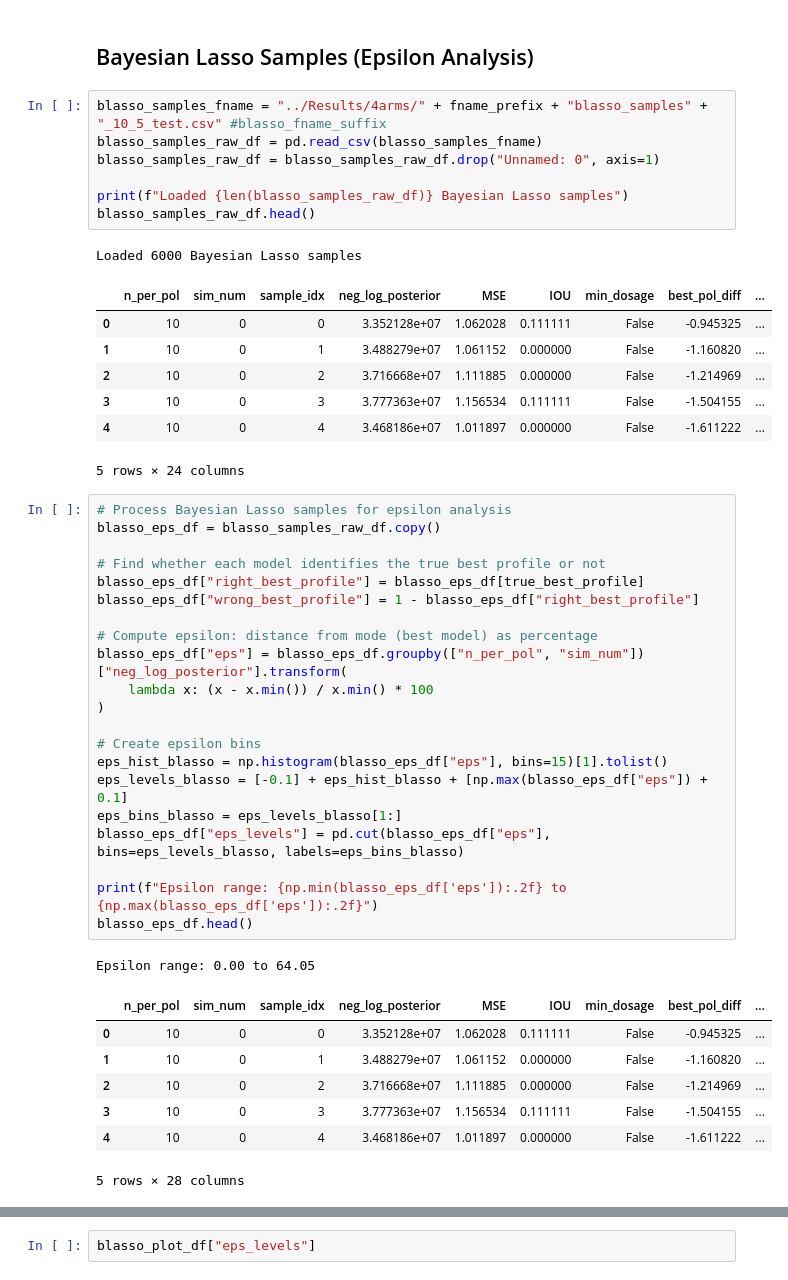
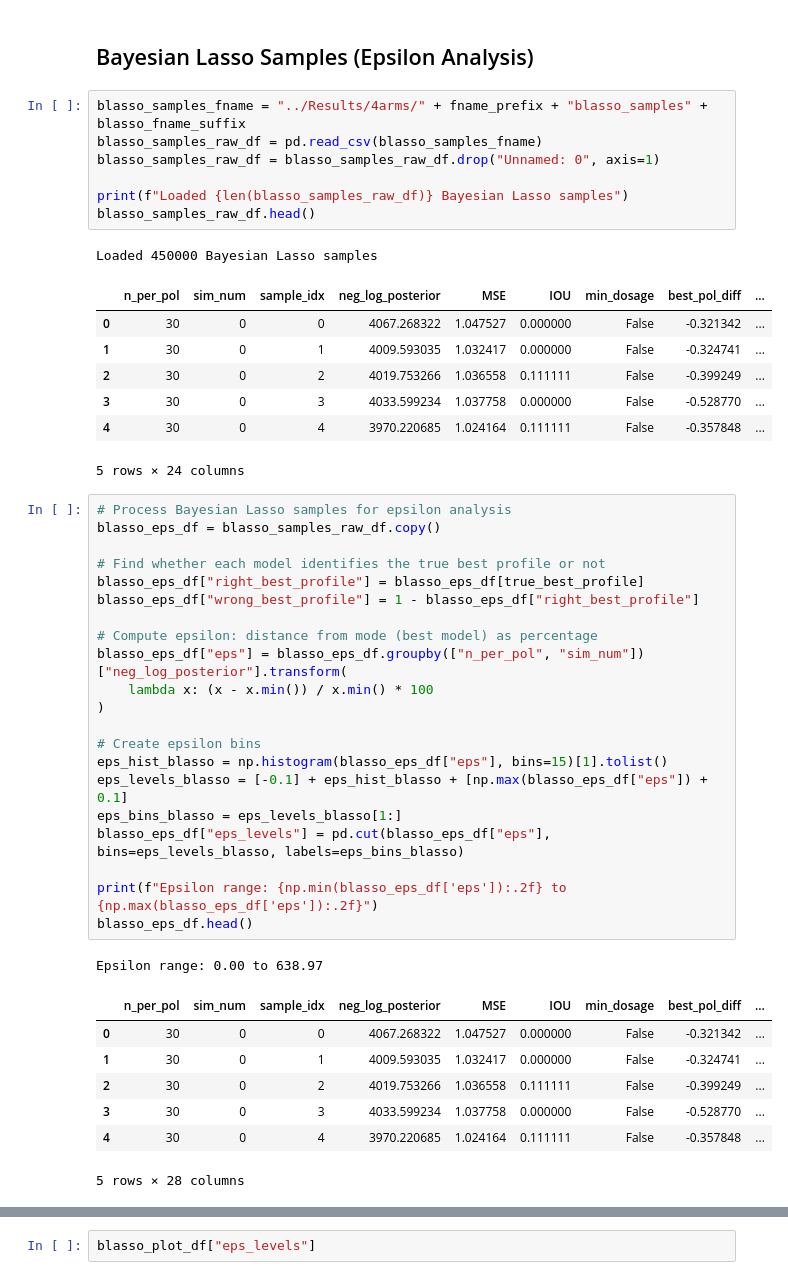
Before and after one commit to AparaV/rashomon-partition-sets, a Jupyter notebook: Code/analyze_reff_simulations.ipynb, the cells around one changed output, grey strips where cells are left out. Saved outputs shown, nothing was run; the diff lists cells and outputs as text.

```diff
--- a/Code/analyze_reff_simulations.ipynb
+++ b/Code/analyze_reff_simulations.ipynb
@@ -210,20 +210,20 @@ KeyError: '(1, 0, 1, 0)'
 # %% [markdown]
 ## Bayesian Lasso Samples (Epsilon Analysis)
 # %%
-blasso_samples_fname = "../Results/4arms/" + fname_prefix + "blasso_samples" + "_10_5_test.csv" #blasso_fname_suffix
+blasso_samples_fname = "../Results/4arms/" + fname_prefix + "blasso_samples" + blasso_fname_suffix
 blasso_samples_raw_df = pd.read_csv(blasso_samples_fname)
 blasso_samples_raw_df = blasso_samples_raw_df.drop("Unnamed: 0", axis=1)
 
 print(f"Loaded {len(blasso_samples_raw_df)} Bayesian Lasso samples")
 blasso_samples_raw_df.head()
 # %% [output]
-Loaded 6000 Bayesian Lasso samples
+Loaded 450000 Bayesian Lasso samples
 |  | n_per_pol | sim_num | sample_idx | neg_log_posterior | MSE | IOU | min_dosage | best_pol_diff | ... |
-| 0 | 10 | 0 | 0 | 3.352128e+07 | 1.062028 | 0.111111 | False | -0.945325 | ... |
-| 1 | 10 | 0 | 1 | 3.488279e+07 | 1.061152 | 0.000000 | False | -1.160820 | ... |
-| 2 | 10 | 0 | 2 | 3.716668e+07 | 1.111885 | 0.000000 | False | -1.214969 | ... |
-| 3 | 10 | 0 | 3 | 3.777363e+07 | 1.156534 | 0.111111 | False | -1.504155 | ... |
-| 4 | 10 | 0 | 4 | 3.468186e+07 | 1.011897 | 0.000000 | False | -1.611222 | ... |
+| 0 | 30 | 0 | 0 | 4067.268322 | 1.047527 | 0.000000 | False | -0.321342 | ... |
+| 1 | 30 | 0 | 1 | 4009.593035 | 1.032417 | 0.000000 | False | -0.324741 | ... |
+| 2 | 30 | 0 | 2 | 4019.753266 | 1.036558 | 0.111111 | False | -0.399249 | ... |
+| 3 | 30 | 0 | 3 | 4033.599234 | 1.037758 | 0.000000 | False | -0.528770 | ... |
+| 4 | 30 | 0 | 4 | 3970.220685 | 1.024164 | 0.111111 | False | -0.357848 | ... |
 5 rows × 24 columns
 # %%
 # Process Bayesian Lasso samples for epsilon analysis
@@ -247,13 +247,13 @@ blasso_eps_df["eps_levels"] = pd.cut(blasso_eps_df["eps"], bins=eps_levels_blass
 print(f"Epsilon range: {np.min(blasso_eps_df['eps']):.2f} to {np.max(blasso_eps_df['eps']):.2f}")
 blasso_eps_df.head()
 # %% [output]
-Epsilon range: 0.00 to 64.05
+Epsilon range: 0.00 to 638.97
 |  | n_per_pol | sim_num | sample_idx | neg_log_posterior | MSE | IOU | min_dosage | best_pol_diff | ... |
-| 0 | 10 | 0 | 0 | 3.352128e+07 | 1.062028 | 0.111111 | False | -0.945325 | ... |
-| 1 | 10 | 0 | 1 | 3.488279e+07 | 1.061152 | 0.000000 | False | -1.160820 | ... |
-| 2 | 10 | 0 | 2 | 3.716668e+07 | 1.111885 | 0.000000 | False | -1.214969 | ... |
-| 3 | 10 | 0 | 3 | 3.777363e+07 | 1.156534 | 0.111111 | False | -1.504155 | ... |
-| 4 | 10 | 0 | 4 | 3.468186e+07 | 1.011897 | 0.000000 | False | -1.611222 | ... |
+| 0 | 30 | 0 | 0 | 4067.268322 | 1.047527 | 0.000000 | False | -0.321342 | ... |
+| 1 | 30 | 0 | 1 | 4009.593035 | 1.032417 | 0.000000 | False | -0.324741 | ... |
+| 2 | 30 | 0 | 2 | 4019.753266 | 1.036558 | 0.111111 | False | -0.399249 | ... |
+| 3 | 30 | 0 | 3 | 4033.599234 | 1.037758 | 0.000000 | False | -0.528770 | ... |
+| 4 | 30 | 0 | 4 | 3970.220685 | 1.024164 | 0.111111 | False | -0.357848 | ... |
 5 rows × 28 columns
 # %%
 # Create plot dataframe for Bayesian Lasso
```
Also changed, not shown: parts of 1 cell of this notebook.
